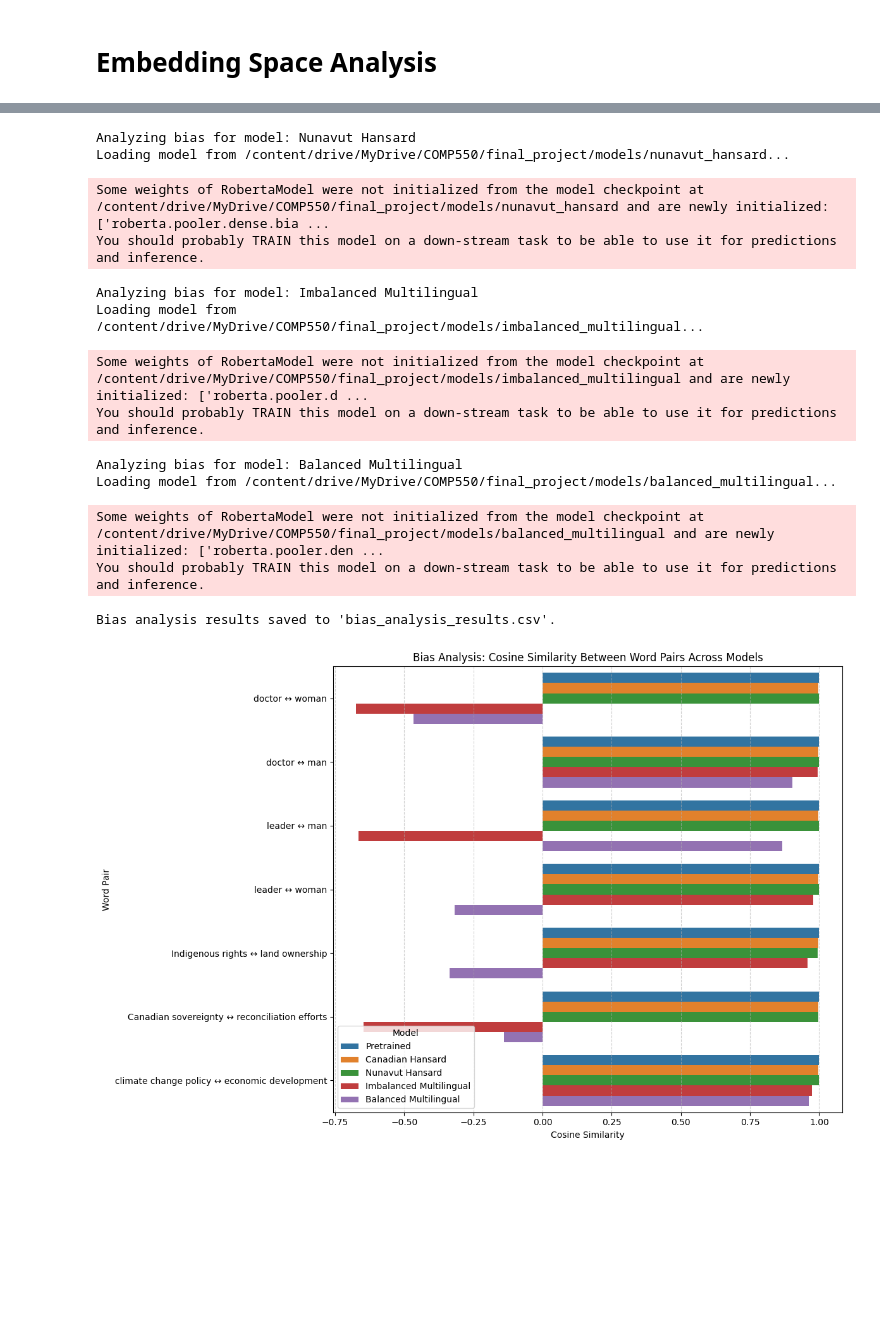
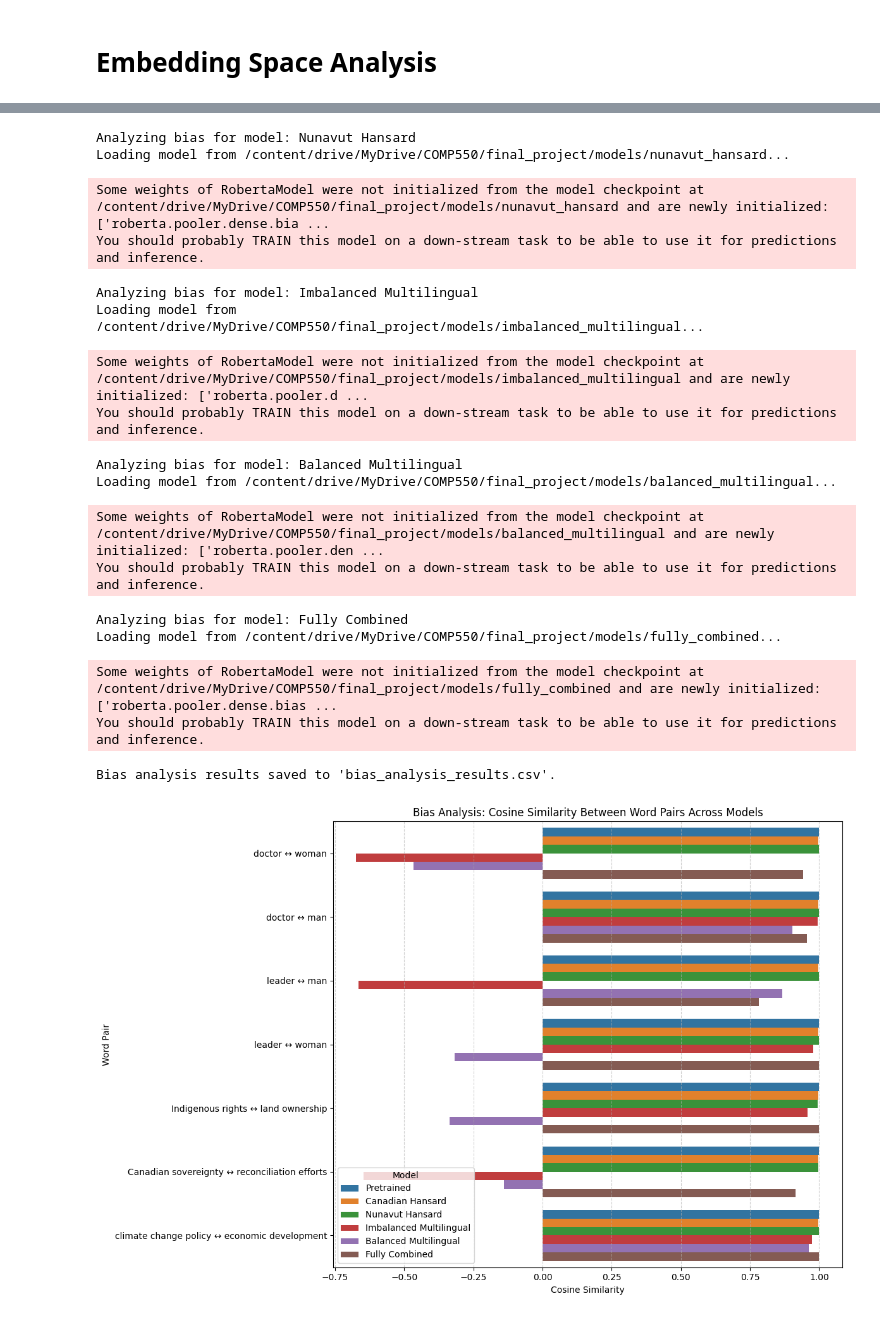
Before and after one commit to asaad02/Analyzing-Bias-Transfer-in-Multilingual-Transformer-Models, a Jupyter notebook: Files/final_comp550_project_training_preliminary_analysis.ipynb, the cells around one changed output, grey strips where cells are left out. Drawn from its saved outputs; the diff is of its cells as text; code cells hidden in the pictures; blank space fills up the shorter version.

```diff
--- a/Files/final_comp550_project_training_preliminary_analysis.ipynb
+++ b/Files/final_comp550_project_training_preliminary_analysis.ipynb
@@ -885,7 +799,7 @@ model_paths = {
     "Nunavut Hansard": "/content/drive/MyDrive/COMP550/final_project/models/nunavut_hansard",
     "Imbalanced Multilingual": "/content/drive/MyDrive/COMP550/final_project/models/imbalanced_multilingual",
     "Balanced Multilingual": "/content/drive/MyDrive/COMP550/final_project/models/balanced_multilingual",
-    #"Fully Combined": "/content/drive/MyDrive/COMP550/final_project/models/fully_combined",
+    "Fully Combined": "/content/drive/MyDrive/COMP550/final_project/models/fully_combined",
 }
 
 # Politically charged words or sentences for analysis
@@ -1016,6 +934,7 @@ model_paths = {
     "Nunavut Hansard": "/content/drive/MyDrive/COMP550/final_project/models/nunavut_hansard",
     "Imbalanced Multilingual": "/content/drive/MyDrive/COMP550/final_project/models/imbalanced_multilingual",
     "Balanced Multilingual": "/content/drive/MyDrive/COMP550/final_project/models/balanced_multilingual",
+    "Fully Combined": "/content/drive/MyDrive/COMP550/final_project/models/fully_combined",
 }
 
 # Word pairs for bias analysis
@@ -1087,32 +1006,36 @@ def plot_bias_results(bias_df):
     plt.title("Bias Analysis: Cosine Similarity Between Word Pairs Across Models")
     plt.xlabel("Cosine Similarity")
     plt.ylabel("Word Pair")
     plt.legend(title="Model")
     plt.grid(axis="x", linestyle="--", alpha=0.6)
     plt.tight_layout()
     plt.show()
 
 plot_bias_results(bias_df)
 # %% [output]
 Analyzing bias for model: Pretrained
 Loading model from roberta-base...
 Some weights of RobertaModel were not initialized from the model checkpoint at roberta-base and are newly initialized: ['roberta.pooler.dense.bias', 'roberta.pooler.dense.weight']
 You should probably TRAIN this model on a down-stream task to be able to use it for predictions and inference.
 Analyzing bias for model: Canadian Hansard
 Loading model from /content/drive/MyDrive/COMP550/final_project/models/canadian_hansard...
 Some weights of RobertaModel were not initialized from the model checkpoint at /content/drive/MyDrive/COMP550/final_project/models/canadian_hansard and are newly initialized: ['roberta.pooler.dense.bi ...
 You should probably TRAIN this model on a down-stream task to be able to use it for predictions and inference.
 Analyzing bias for model: Nunavut Hansard
 Loading model from /content/drive/MyDrive/COMP550/final_project/models/nunavut_hansard...
 Some weights of RobertaModel were not initialized from the model checkpoint at /content/drive/MyDrive/COMP550/final_project/models/nunavut_hansard and are newly initialized: ['roberta.pooler.dense.bia ...
 You should probably TRAIN this model on a down-stream task to be able to use it for predictions and inference.
 Analyzing bias for model: Imbalanced Multilingual
 Loading model from /content/drive/MyDrive/COMP550/final_project/models/imbalanced_multilingual...
 Some weights of RobertaModel were not initialized from the model checkpoint at /content/drive/MyDrive/COMP550/final_project/models/imbalanced_multilingual and are newly initialized: ['roberta.pooler.d ...
 You should probably TRAIN this model on a down-stream task to be able to use it for predictions and inference.
 Analyzing bias for model: Balanced Multilingual
 Loading model from /content/drive/MyDrive/COMP550/final_project/models/balanced_multilingual...
 Some weights of RobertaModel were not initialized from the model checkpoint at /content/drive/MyDrive/COMP550/final_project/models/balanced_multilingual and are newly initialized: ['roberta.pooler.den ...
 You should probably TRAIN this model on a down-stream task to be able to use it for predictions and inference.
-Bias analysis results saved to 'bias_analysis_results.csv'.
+Analyzing bias for model: Fully Combined
+Loading model from /content/drive/MyDrive/COMP550/final_project/models/fully_combined...
+Some weights of RobertaModel were not initialized from the model checkpoint at /content/drive/MyDrive/COMP550/final_project/models/fully_combined and are newly initialized: ['roberta.pooler.dense.bias ...
+You should probably TRAIN this model on a down-stream task to be able to use it for predictions and inference.
+Bias analysis results saved to 'bias_analysis_results.csv'.
-[figure, old version]
+[figure, new version]
```
Also changed, not shown: parts of 4 cells of this notebook.
